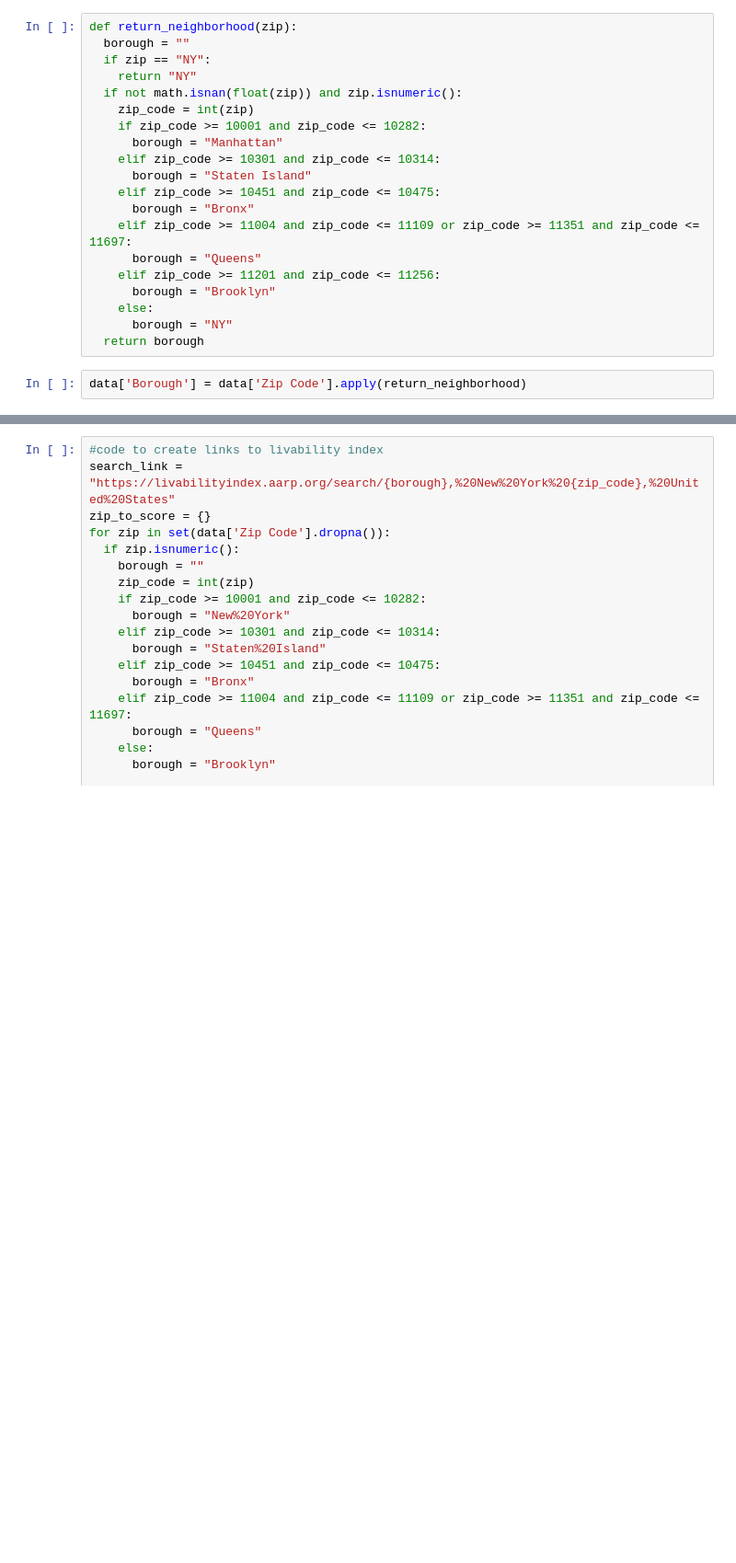
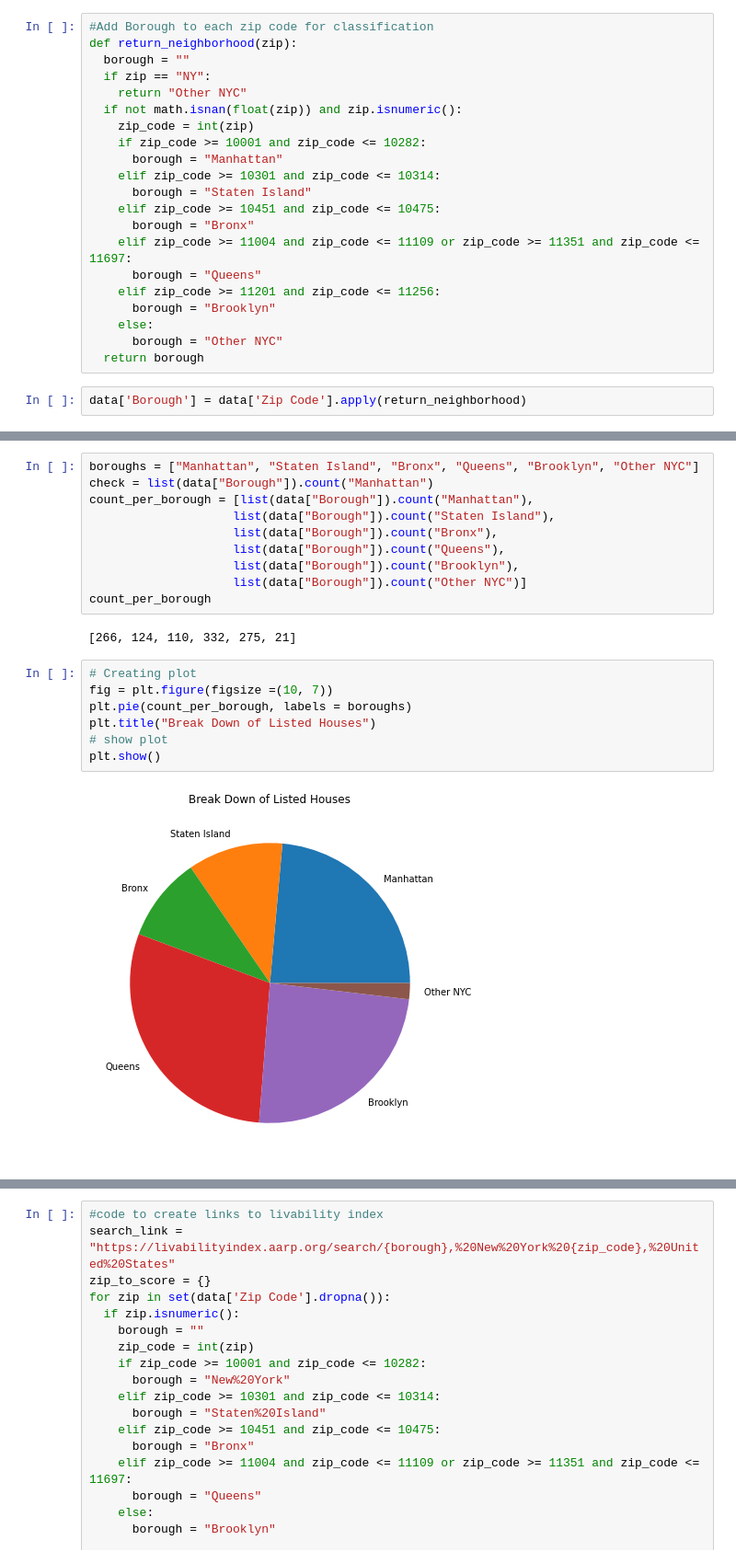
Before and after one commit to ethanstanley/Real-Estate-Predictor, a Jupyter notebook: house_value_model.ipynb, the cells around one changed output, grey strips where cells are left out. Shown: that part at 92% size. Saved outputs shown, nothing was run; the diff lists cells and outputs as text; blank space fills up the shorter version.

Commit message:
added more graphs and metrics

```diff
--- a/house_value_model.ipynb
+++ b/house_value_model.ipynb
@@ -63,10 +64,11 @@ webpage = urlopen(req).read()
 soup = BeautifulSoup(webpage, 'html.parser')
 html = soup.prettify('utf-8')
 # %%
+#Add Borough to each zip code for classification
 def return_neighborhood(zip):
   borough = ""
   if zip == "NY":
-    return "NY"
+    return "Other NYC"
   if not math.isnan(float(zip)) and zip.isnumeric():
     zip_code = int(zip)
     if zip_code >= 10001 and zip_code <= 10282:
@@ -80,7 +82,7 @@ def return_neighborhood(zip):
     elif zip_code >= 11201 and zip_code <= 11256:
       borough = "Brooklyn"
     else:
-      borough = "NY"
+      borough = "Other NYC"
   return borough
 # %%
 data['Borough'] = data['Zip Code'].apply(return_neighborhood)
@@ -102,0 +89,21 @@ data
+# %%
+boroughs = ["Manhattan", "Staten Island", "Bronx", "Queens", "Brooklyn", "Other NYC"]
+check = list(data["Borough"]).count("Manhattan")
+count_per_borough = [list(data["Borough"]).count("Manhattan"),
+                    list(data["Borough"]).count("Staten Island"),
+                    list(data["Borough"]).count("Bronx"),
+                    list(data["Borough"]).count("Queens"),
+                    list(data["Borough"]).count("Brooklyn"),
+                    list(data["Borough"]).count("Other NYC")]
+count_per_borough
+# %% [output]
+[266, 124, 110, 332, 275, 21]
+# %%
+# Creating plot
+fig = plt.figure(figsize =(10, 7))
+plt.pie(count_per_borough, labels = boroughs)
+plt.title("Break Down of Listed Houses")
+# show plot
+plt.show()
+# %% [output]
+[figure, added]
```
Also changed, not shown: parts of 5 cells of this notebook.
